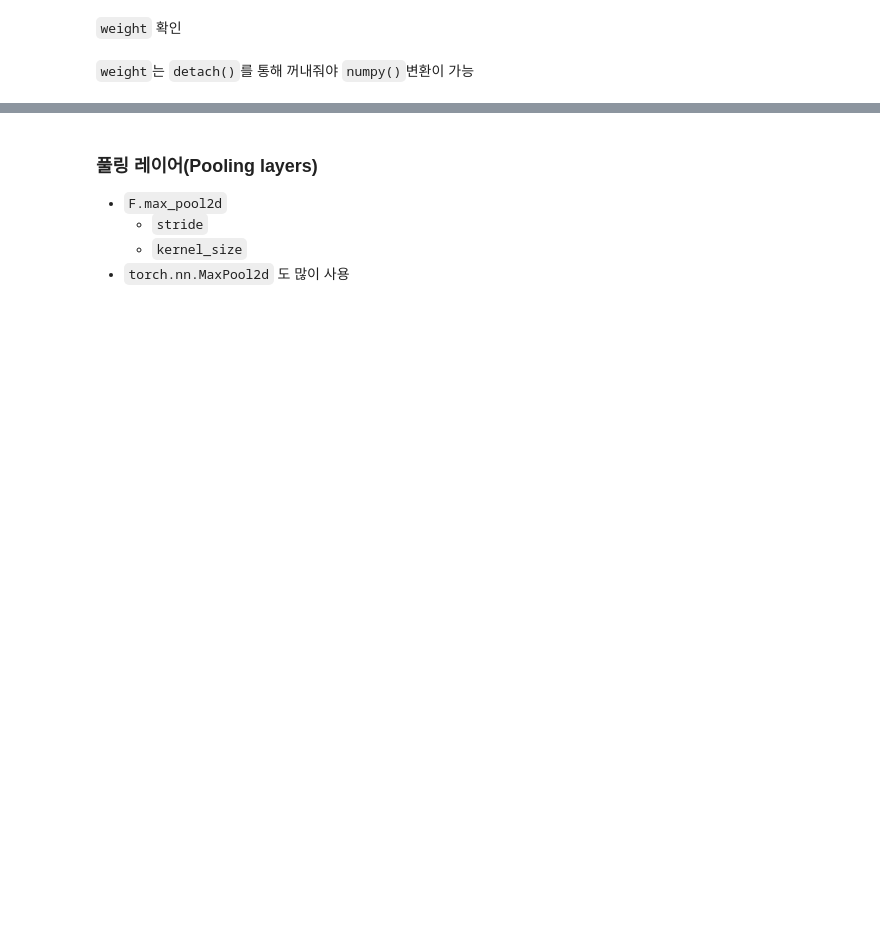
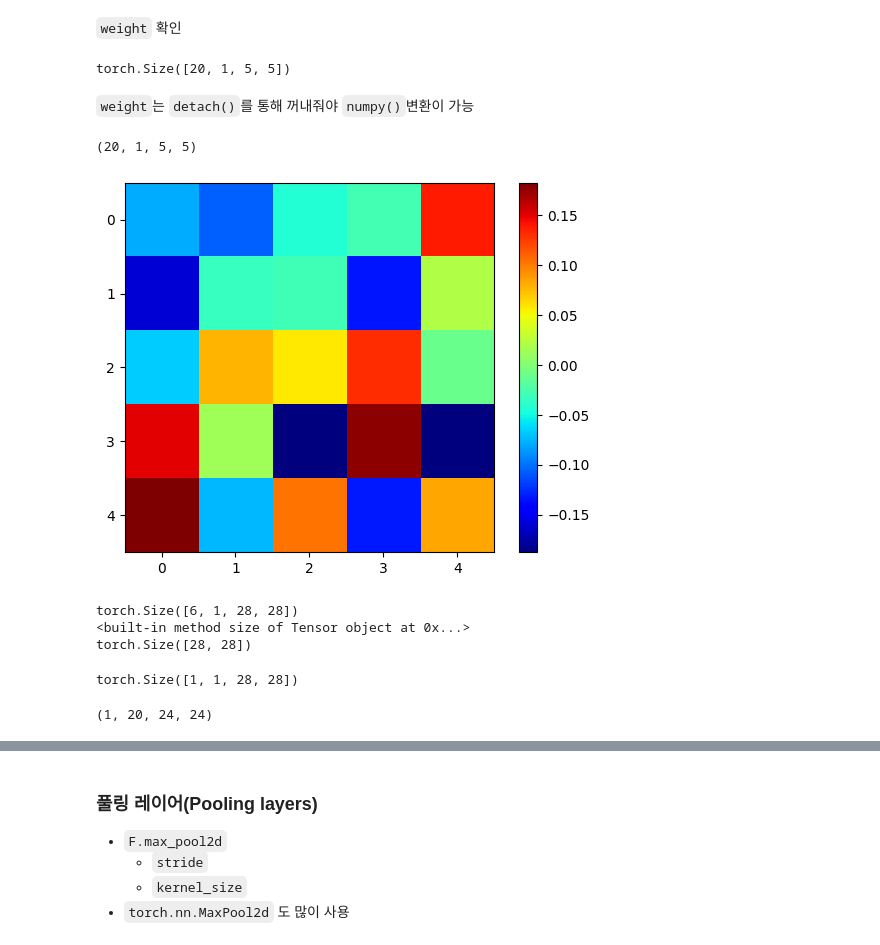
Before and after one commit to dablro12/AI_study, a Jupyter notebook: Pytorch_basic_study.ipynb, the cells around one changed output, grey strips where cells are left out. Cells and saved outputs as stored; diff of their text form; code cells hidden in the pictures; blank space fills up the shorter version.

```diff
--- a/Pytorch_basic_study.ipynb
+++ b/Pytorch_basic_study.ipynb
@@ -1173,4 +1240,45 @@ https://pytorch.org/docs/stable/nn.html
+# %%
+layer = nn.Conv2d(1,20,5,1).to(torch.device('cpu'))
 # %% [markdown]
 `weight` 확인
+# %%
+weight = layer.weight
+print(weight.shape)
+# %% [output]
+torch.Size([20, 1, 5, 5])
 # %% [markdown]
 `weight`는 `detach()`를 통해 꺼내줘야 `numpy()`변환이 가능
+# %%
+#numpy 변환을 위해 detach()를 이용해야함 .
+weight = weight.detach().numpy()
+weight.shape
+# %% [output]
+(20, 1, 5, 5)
+# %%
+import matplotlib.pyplot as plt
+plt.imshow(weight[0,0, :, :], cmap='jet')
+plt.colorbar()
+plt.show()
+# %% [output]
+[figure, added]
+# %%
+print(images.shape)
+print(images[0].size)
+
+input_image = torch.squeeze(images[0])
+print(input_image.shape) #차원축소해서 28,28이 되었다
+# %% [output]
+torch.Size([6, 1, 28, 28])
+<built-in method size of Tensor object at 0x...>
+torch.Size([28, 28])
+# %%
+input_data = torch.unsqueeze(images[0], dim = 0)
+print(input_data.shape)
+
+output_data = layer(input_data) #1번 레이어통과
+output = output_data.data
+output_arr = output.numpy()
+output_arr.shape #-> 레이어를 통과하니까 1차원이 20으로 바뀜
+# %% [output]
+torch.Size([1, 1, 28, 28])
+(1, 20, 24, 24)
```
Also changed, not shown: parts of 64 cells of this notebook.
